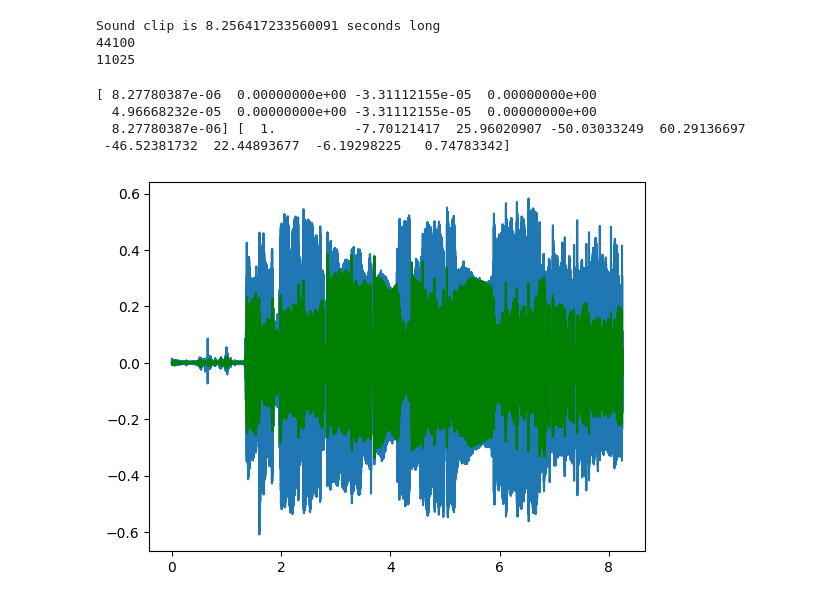
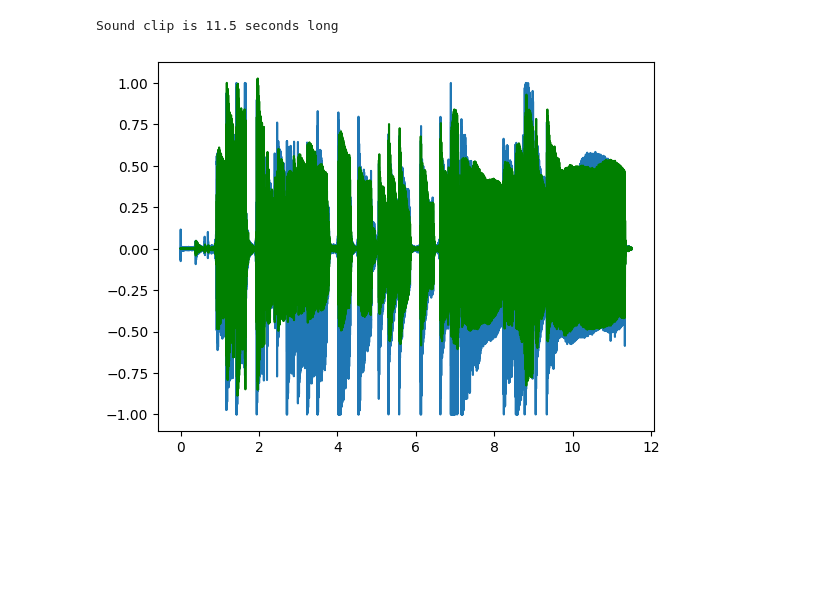
Before and after one commit to Tudor73/Licenta, a Jupyter notebook: test2.ipynb, the cells around one changed output. Drawn from its saved outputs; the diff is of its cells as text; code cells hidden in the pictures; blank space fills up the shorter version.

```diff
--- a/test2.ipynb
+++ b/test2.ipynb
@@ -6,30 +6,26 @@ from scipy.signal import butter, lfilter, cheby1
 import librosa
 
 
-y, fs = librosa.load("inputs/505.wav", sr=None)
+y, fs = librosa.load("inputs/chitara_inreg2.wav", sr=None)
 
 y = librosa.to_mono(y)
 
 print(f"Sound clip is {len(y)/fs} seconds long")
-print(fs)
-window_size = int(fs* 0.25)
 
-print(window_size)
+
+
 
 # f0 = librosa.pyin(y, fmin=librosa.note_to_hz('C2'), fmax=librosa.note_to_hz('C7'))
 # print(f0)
 # %% [output]
-Sound clip is 8.256417233560091 seconds long
-44100
-11025
+Sound clip is 11.5 seconds long
 # %%
 
 order = 4
-low = 120.0
+low = 90.0
 high= 900.0
-b,a = butter(order, [low, high], fs=fs, btype='band')
-# b, a = cheby1(order, 0.5, [low, high], fs=fs, btype='band')
-print(b, a)
+# b,a = butter(order, [low, high], fs=fs, btype='band')
+b, a = cheby1(order, 1, [low, high], fs=fs, btype='band')
 
 
 
@@ -47,7 +43,6 @@ print(b, a)
 
 # signal_without_noise = np.fft.irfft(freq_higher_than_low)
 
-# y[np.abs(y) < 0.04] = 0
 
 
 # maxim = np.max(y)
@@ -60,39 +55,34 @@ print(b, a)
 time_disc = np.linspace(0, len(y)/ fs, num=len(y))
 plt.plot(time_disc,y)
 
 filtered_sound = lfilter(b, a ,y)
 y = filtered_sound
 
 onset_frames = librosa.onset.onset_detect(y=y)
 onset_samples = librosa.frames_to_samples(onset_frames)
 
 plt.plot(time_disc, filtered_sound, color="green")
 
 
 
 
 # for sample in onset_samples:
     # plt.axvline(x=sample/fs, color="red")
 
 # for sample in onset_samples:
 #     plt.axvline(x = sample/fs, color= 'red')
 
 # for i in range(len(onset_samples)-5):
 #     plt.figure(figsize=(10,6))
 #     start = onset_samples[i]
 #     end = onset_samples[i+1]
 #     plt.plot(time_disc[start:end+1], y[start:end+1])
 #     plt.axvline(x = start/fs, color= 'red')
 #     plt.axvline(x = end/fs, color= 'red')
 
-plt.savefig("filter.png")
 plt.show()
 # %% [output]
-[ 8.27780387e-06  0.00000000e+00 -3.31112155e-05  0.00000000e+00
-  4.96668232e-05  0.00000000e+00 -3.31112155e-05  0.00000000e+00
-  8.27780387e-06] [  1.          -7.70121417  25.96020907 -50.03033249  60.29136697
- -46.52381732  22.44893677  -6.19298225   0.74783342]
-[figure, old version]
+[figure, new version]
 # %%
 fft_frequencies = np.fft.rfftfreq(len(y), 1/fs)
 sound_fft = np.fft.rfft(y)
```
Also changed, not shown: parts of 2 cells of this notebook, 14 other files.
